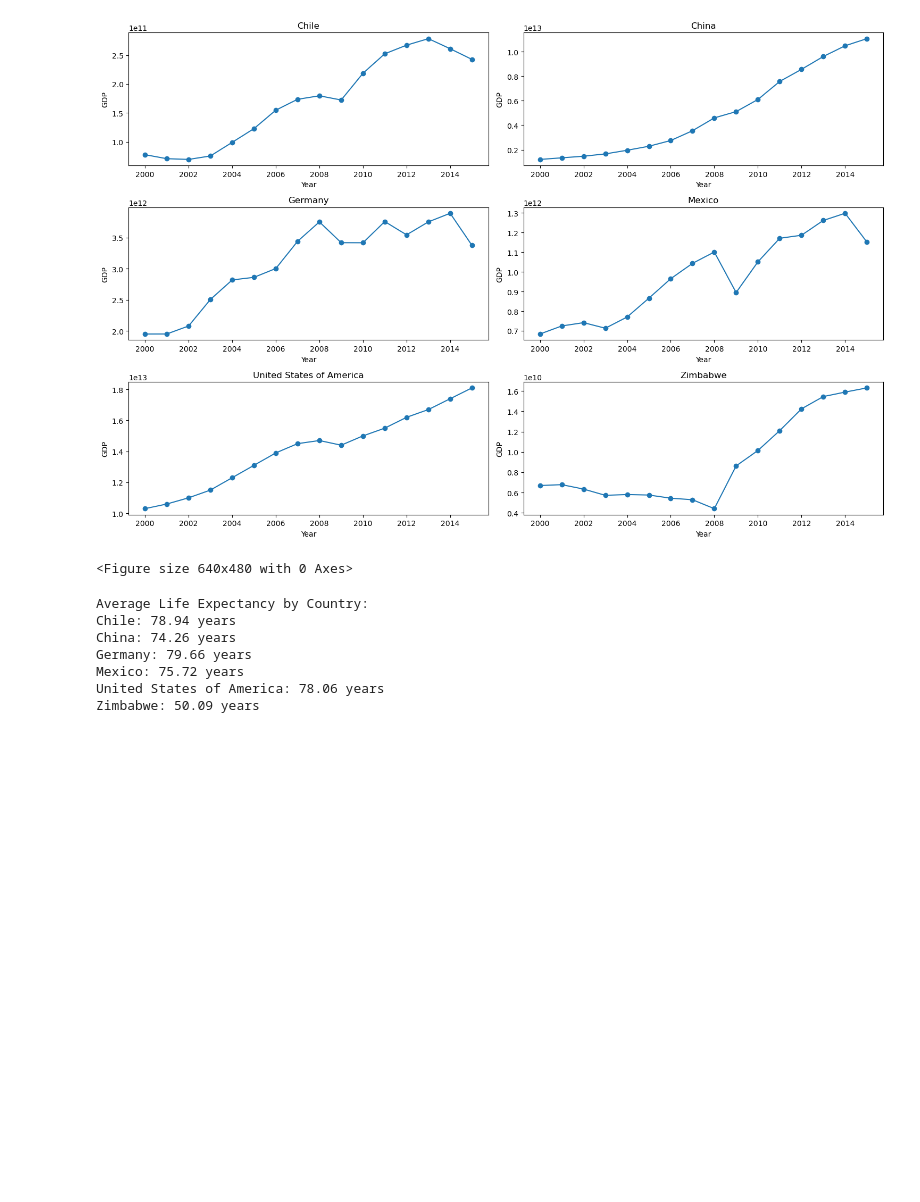
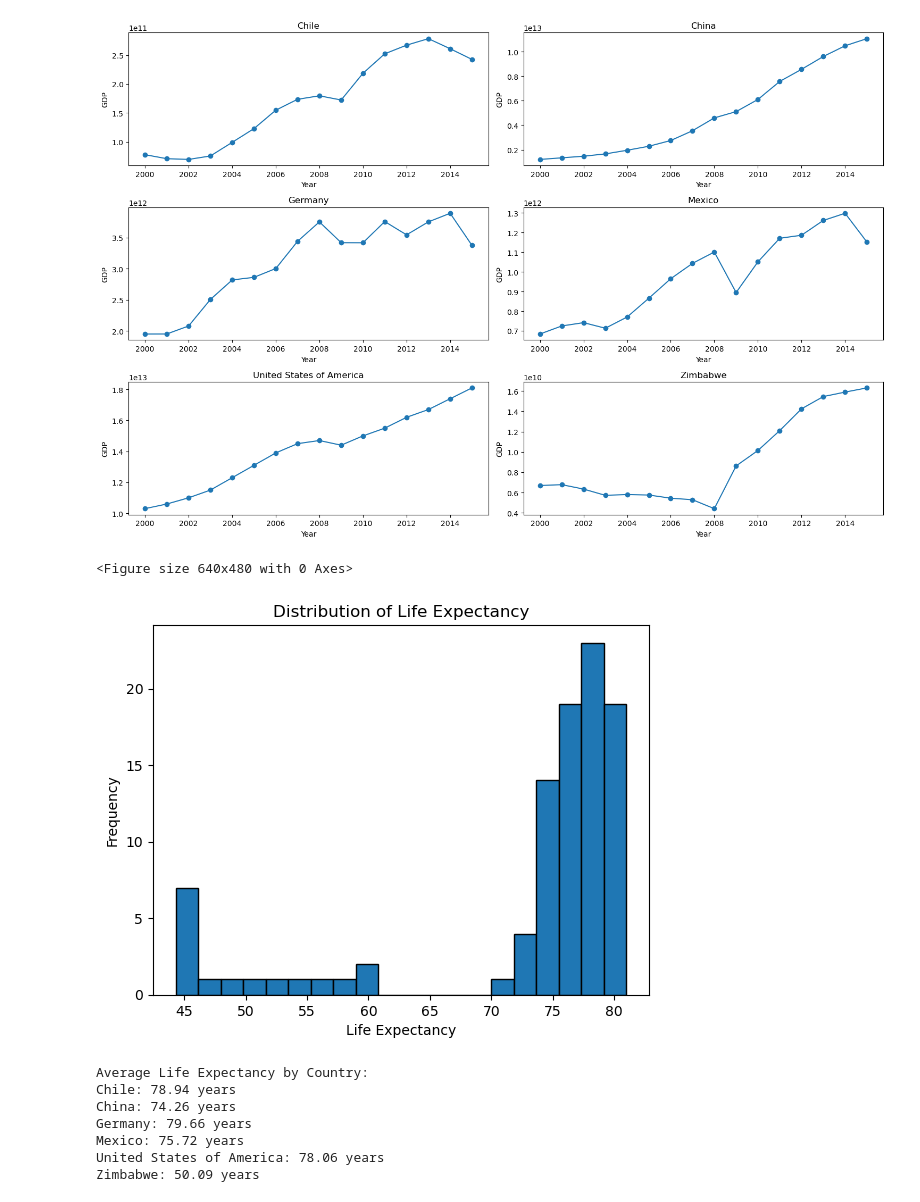
Before and after one commit to baseivan/Life-Expectancy-and-GDP-Starter, a Jupyter notebook: Life-Expectancy-and-GDP-Starter/life_expectancy_gdp.ipynb, the cells around one changed output. Drawn from its saved outputs; the diff is of its cells as text; code cells hidden in the pictures; blank space fills up the shorter version.

```diff
--- a/Life-Expectancy-and-GDP-Starter/life_expectancy_gdp.ipynb
+++ b/Life-Expectancy-and-GDP-Starter/life_expectancy_gdp.ipynb
@@ -64,6 +64,15 @@ plt.clf()
 # %% [output]
 [figure]
 <Figure size 640x480 with 0 Axes>
+# %%
+# Plot histogram of life expectancy
+plt.hist(data['Life expectancy at birth (years)'], bins=20, edgecolor='black')
+plt.xlabel('Life Expectancy')
+plt.ylabel('Frequency')
+plt.title('Distribution of Life Expectancy')
+plt.show()
+# %% [output]
+[figure, added]
 # %%
 # Calculate average life expectancy for each country
 average_life_expectancy = data.groupby('Country')['Life expectancy at birth (years)'].mean()
```
Also changed, not shown: parts of 5 cells of this notebook.
